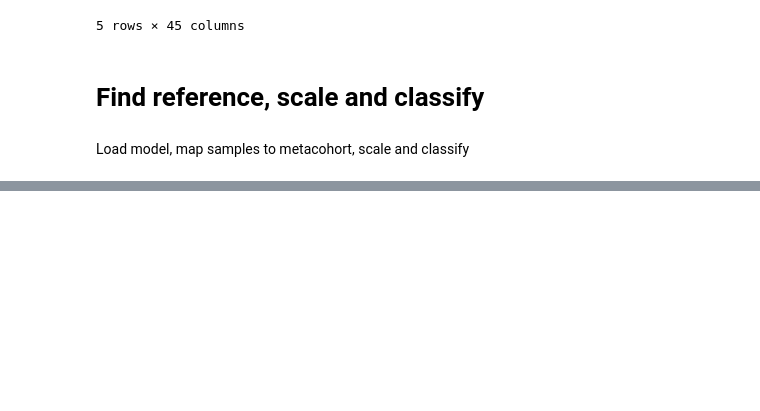
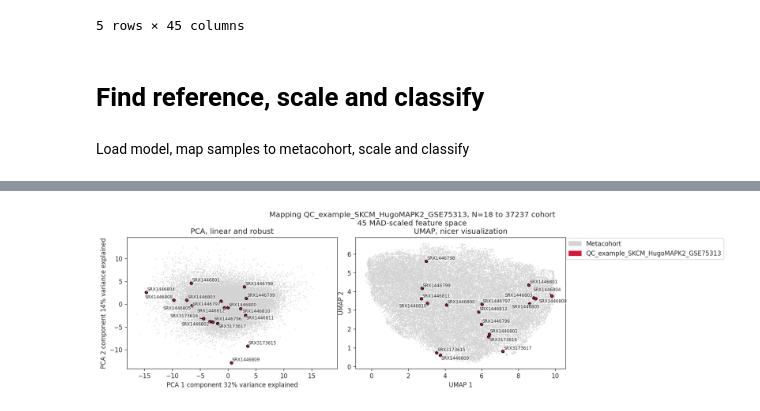
Before and after one commit to BostonGene/Immune_Escape, a Jupyter notebook: Get_reference_cohort_and_classify.ipynb, the cells around one changed output, grey strips where cells are left out. Saved outputs shown, nothing was run; the diff lists cells and outputs as text; code cells hidden in the pictures; blank space fills up the shorter version.

```diff
--- a/Get_reference_cohort_and_classify.ipynb
+++ b/Get_reference_cohort_and_classify.ipynb
@@ -178,0 +224,30 @@ batch_pred.to_csv('test_data/QC_example_SKCM_HugoMAPK2_GSE75313/output/identifie
+# %%
+def dr_plots(labels, pal, label_samples=True, cohort_s = 20):
+    af = axis_net(2, 1, title = f'Mapping {cohort_name}, N={N_coh} to {N_metacoh} cohort\n{len(feature_list)} MAD-scaled feature space', x_len=7)
+
+    ax= next(af)
+    _, data_tr_pca, model_pca = pca_plot(plot_df, labels, title=f"PCA, linear and robust", ax=ax, legend=False, s=2, palette=pal, return_model=True)
+
+    highlight_predicted_samples(labels.loc[cohort_labels.index], data_tr_pca, pal, ax=ax, label_samples=label_samples, s=cohort_s)
+
+    ax= next(af)
+    _, data_tr_umap, model_umap = umap_plot(plot_df, labels, title=f"UMAP, nicer visualization", ax=ax, legend='out', s=2, palette=pal, return_model=True)
+
+    highlight_predicted_samples(labels.loc[cohort_labels.index], data_tr_umap, pal, ax=ax, label_samples=label_samples, s=cohort_s)
+
+    plt.tight_layout(pad=0.1)
+# %%
+plot_df = pd.concat([sc_features_meta, sc_feats]).iloc[:,:-1].clip(-4,4)
+
+N_metacoh = len(sc_features_meta)
+N_coh = len(sc_feats)
+# %%
+cohort_labels = pd.Series(index=sc_feats.index, data=[cohort_name]*N_coh)
+cohort_type_labels = pd.concat([pd.Series(index=sc_features_meta.index, data=['Metacohort']*N_metacoh), cohort_labels])
+
+coh_palette = {'Metacohort':'lightgray', cohort_name:'crimson'}
+# %%
+labels, pal = cohort_type_labels, coh_palette
+dr_plots(labels, pal, label_samples=True)
+# %% [output]
+[figure, added]
```
Also changed, not shown: parts of 28 cells of this notebook, 14 other files.
